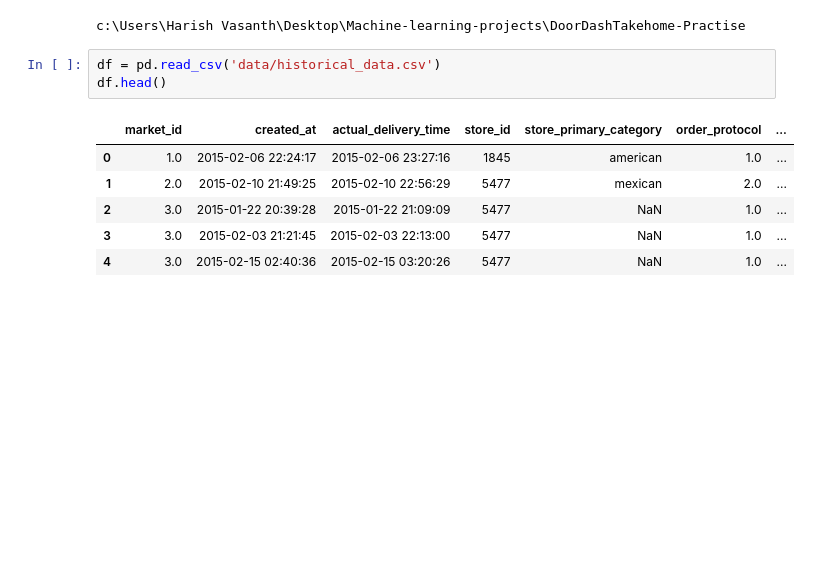
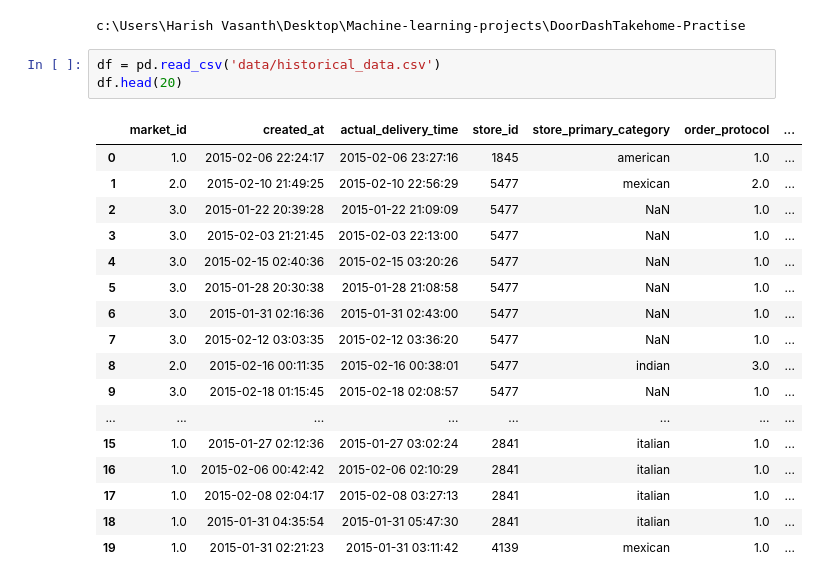
Before and after one commit to JULU909/Machine-learning-projects, a Jupyter notebook: DoorDashTakehome-Practise/takehomefile.ipynb, the cells around one changed output. Saved outputs shown, nothing was run; the diff lists cells and outputs as text; blank space fills up the shorter version.

```diff
--- a/DoorDashTakehome-Practise/takehomefile.ipynb
+++ b/DoorDashTakehome-Practise/takehomefile.ipynb
@@ -124,11 +171,22 @@ print(current_directory)
 c:\Users\Harish Vasanth\Desktop\Machine-learning-projects\DoorDashTakehome-Practise
 # %%
 df = pd.read_csv('data/historical_data.csv')
-df.head()
+df.head(20)
 # %% [output]
 |  | market_id | created_at | actual_delivery_time | store_id | store_primary_category | order_protocol | ... |
 | 0 | 1.0 | 2015-02-06 22:24:17 | 2015-02-06 23:27:16 | 1845 | american | 1.0 | ... |
 | 1 | 2.0 | 2015-02-10 21:49:25 | 2015-02-10 22:56:29 | 5477 | mexican | 2.0 | ... |
 | 2 | 3.0 | 2015-01-22 20:39:28 | 2015-01-22 21:09:09 | 5477 | NaN | 1.0 | ... |
 | 3 | 3.0 | 2015-02-03 21:21:45 | 2015-02-03 22:13:00 | 5477 | NaN | 1.0 | ... |
 | 4 | 3.0 | 2015-02-15 02:40:36 | 2015-02-15 03:20:26 | 5477 | NaN | 1.0 | ... |
+| 5 | 3.0 | 2015-01-28 20:30:38 | 2015-01-28 21:08:58 | 5477 | NaN | 1.0 | ... |
+| 6 | 3.0 | 2015-01-31 02:16:36 | 2015-01-31 02:43:00 | 5477 | NaN | 1.0 | ... |
+| 7 | 3.0 | 2015-02-12 03:03:35 | 2015-02-12 03:36:20 | 5477 | NaN | 1.0 | ... |
+| 8 | 2.0 | 2015-02-16 00:11:35 | 2015-02-16 00:38:01 | 5477 | indian | 3.0 | ... |
+| 9 | 3.0 | 2015-02-18 01:15:45 | 2015-02-18 02:08:57 | 5477 | NaN | 1.0 | ... |
+| ... | ... | ... | ... | ... | ... | ... | ... |
+| 15 | 1.0 | 2015-01-27 02:12:36 | 2015-01-27 03:02:24 | 2841 | italian | 1.0 | ... |
+| 16 | 1.0 | 2015-02-06 00:42:42 | 2015-02-06 02:10:29 | 2841 | italian | 1.0 | ... |
+| 17 | 1.0 | 2015-02-08 02:04:17 | 2015-02-08 03:27:13 | 2841 | italian | 1.0 | ... |
+| 18 | 1.0 | 2015-01-31 04:35:54 | 2015-01-31 05:47:30 | 2841 | italian | 1.0 | ... |
+| 19 | 1.0 | 2015-01-31 02:21:23 | 2015-01-31 03:11:42 | 4139 | mexican | 1.0 | ... |
```
Also changed, not shown: parts of 7 cells of this notebook, 1 other file.
